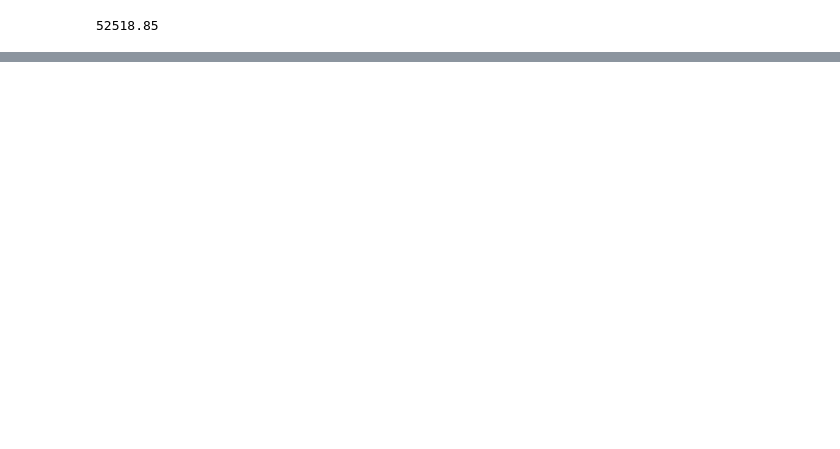
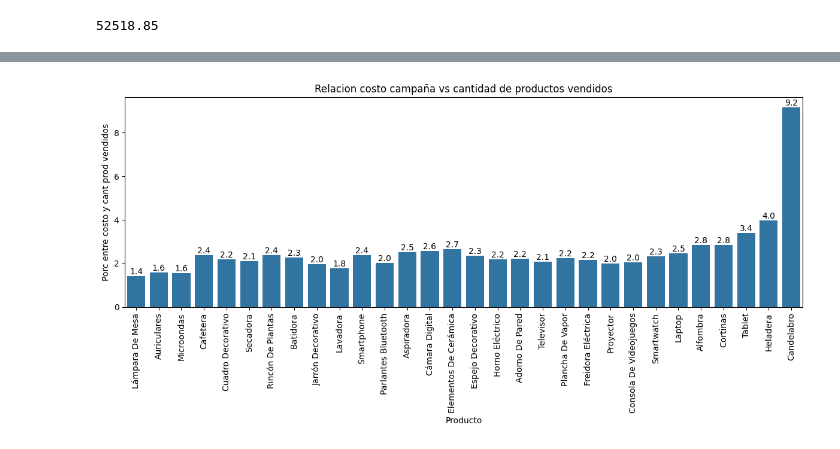
Before and after one commit to FlaviaAlvarez/Entrega_Final_Flavia_Alvarez_, a Jupyter notebook: Entrega_Final_Flavia_Alvarez.ipynb, the cells around one changed output, grey strips where cells are left out. Saved outputs shown, nothing was run; the diff lists cells and outputs as text; code cells hidden in the pictures; blank space fills up the shorter version.

```diff
--- a/Entrega_Final_Flavia_Alvarez.ipynb
+++ b/Entrega_Final_Flavia_Alvarez.ipynb
@@ -403,0 +579,15 @@ Los ventas con monto de venta mayor a 52518.85 son:
+# %%
+#grafico que muestra la relacion entre el costo de la campaña y la cantidad de ventas realizadas
+plt.figure(figsize=(12, 6))
+sns.barplot(x='producto',
+            y='porc_costo_sobre_cantVendido',
+            data=relacion_marketing_ventas,order=relacion_marketing_ventas.sort_values('cant_unidades_vendidas', ascending=False).producto)
+plt.xticks(rotation=90)
+plt.title('Relacion costo campaña vs cantidad de productos vendidos')
+plt.ylabel('Porc entre costo y cant prod vendidos')
+plt.xlabel('Producto')
+plt.bar_label(plt.gca().containers[0], fmt='%.1f')
+plt.tight_layout()
+plt.show()
+# %% [output]
+[figure, added]
```
Also changed, not shown: parts of 42 cells of this notebook.
